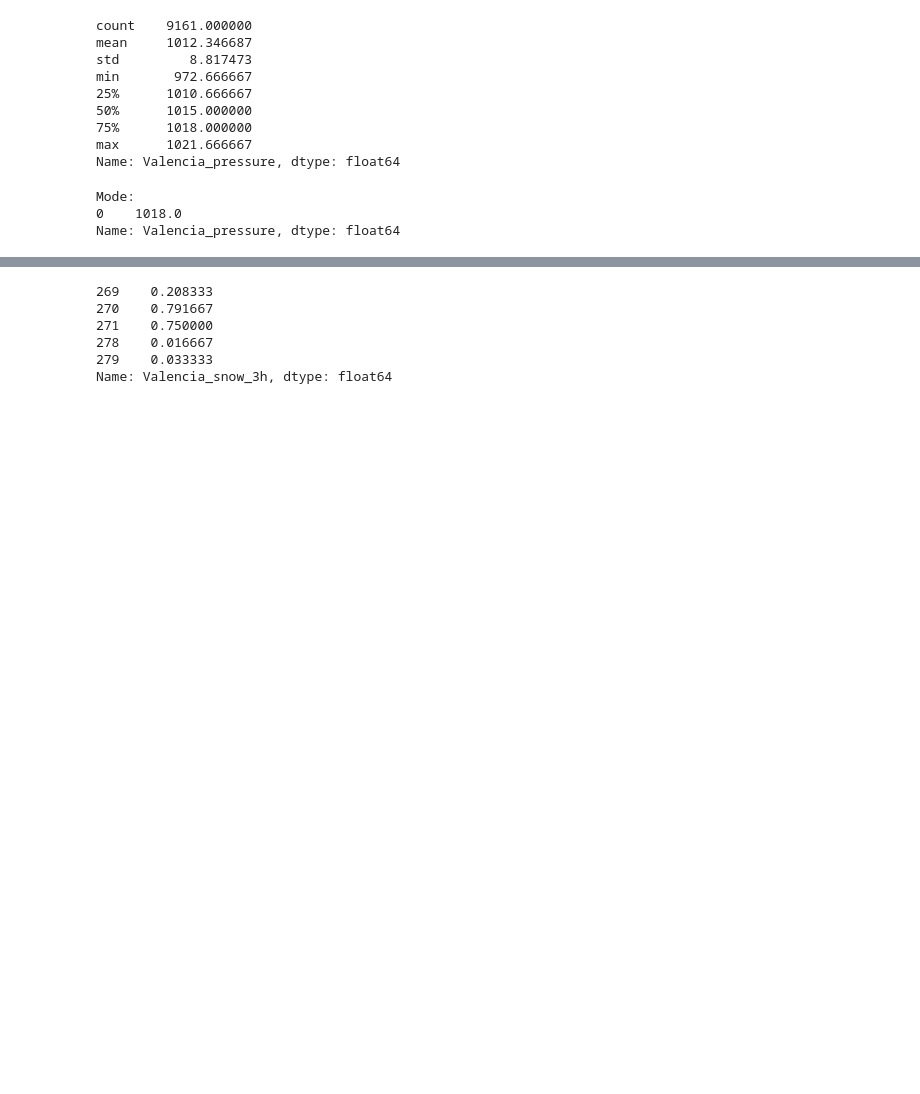
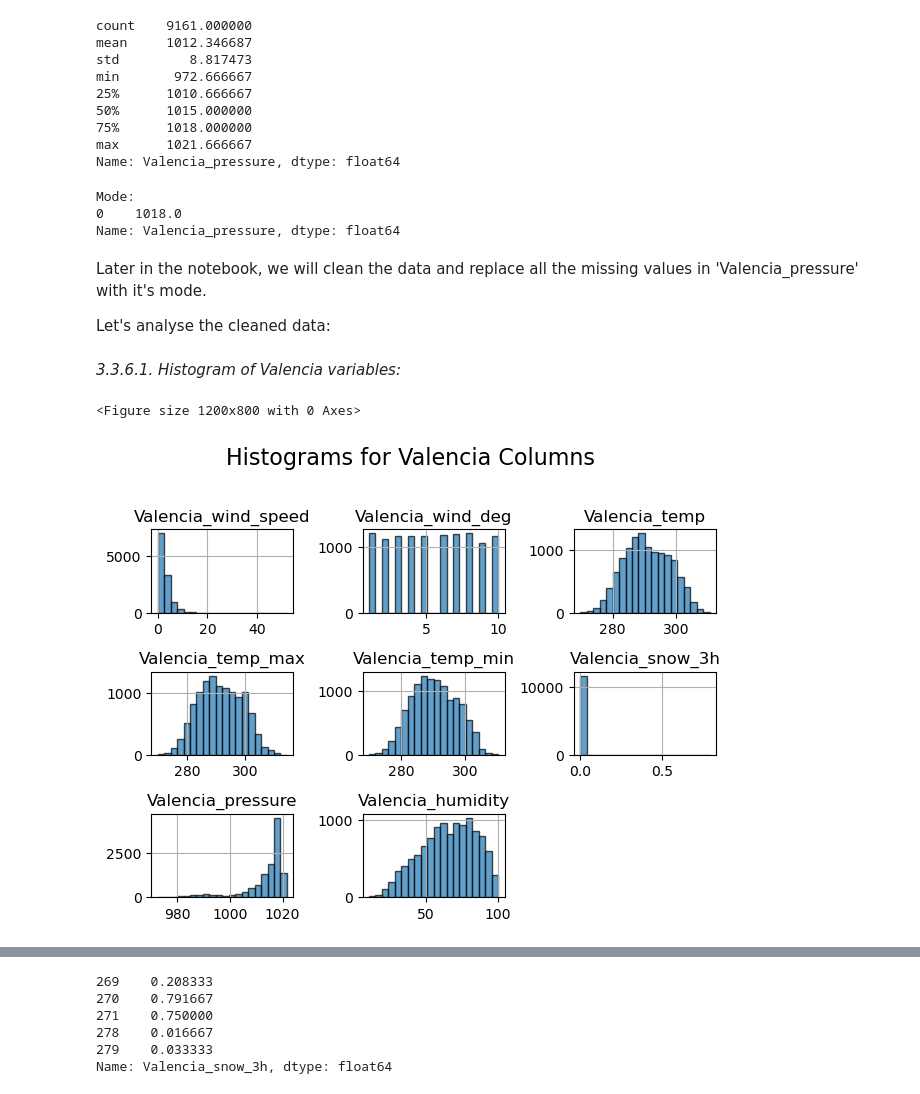
Before and after one commit to PRICILLNDOU/Team-EG3-Regression, a Jupyter notebook: starter-notebook_Christelle.ipynb, the cells around one changed output, grey strips where cells are left out. Drawn from its saved outputs; the diff is of its cells as text; code cells hidden in the pictures; blank space fills up the shorter version.

```diff
--- a/starter-notebook_Christelle.ipynb
+++ b/starter-notebook_Christelle.ipynb
@@ -327,3 +327,19 @@ print(df['Valencia_pressure'].mode())
 Mode:
 0    1018.0
 Name: Valencia_pressure, dtype: float64
+# %% [markdown]
+Later in the notebook, we will clean the data and replace all the missing values in 'Valencia_pressure' with it's mode.
+
+Let's analyse the cleaned data:
+# %% [markdown]
+*3.3.6.1. Histogram of Valencia variables:*
+# %%
+plt.figure(figsize=(12, 8))
+df_clean[['Valencia_wind_speed' , 'Valencia_wind_deg', 'Valencia_temp' , 'Valencia_temp_max' , 'Valencia_temp_min' , 'Valencia_snow_3h' ,
+          'Valencia_pressure', 'Valencia_humidity']].hist(bins=20, edgecolor='black', alpha=0.7)
+plt.suptitle("Histograms for Valencia Columns", y=1.02, fontsize=16)
+plt.tight_layout()
+plt.show()
+# %% [output]
+<Figure size 1200x800 with 0 Axes>
+[figure, added]
```
Also changed, not shown: parts of 68 cells of this notebook.
